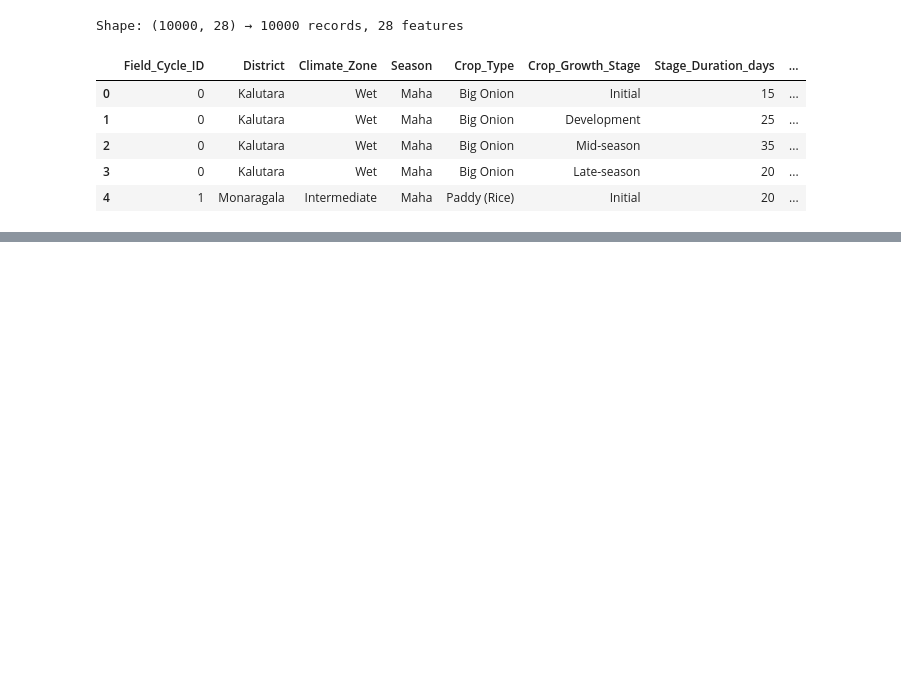
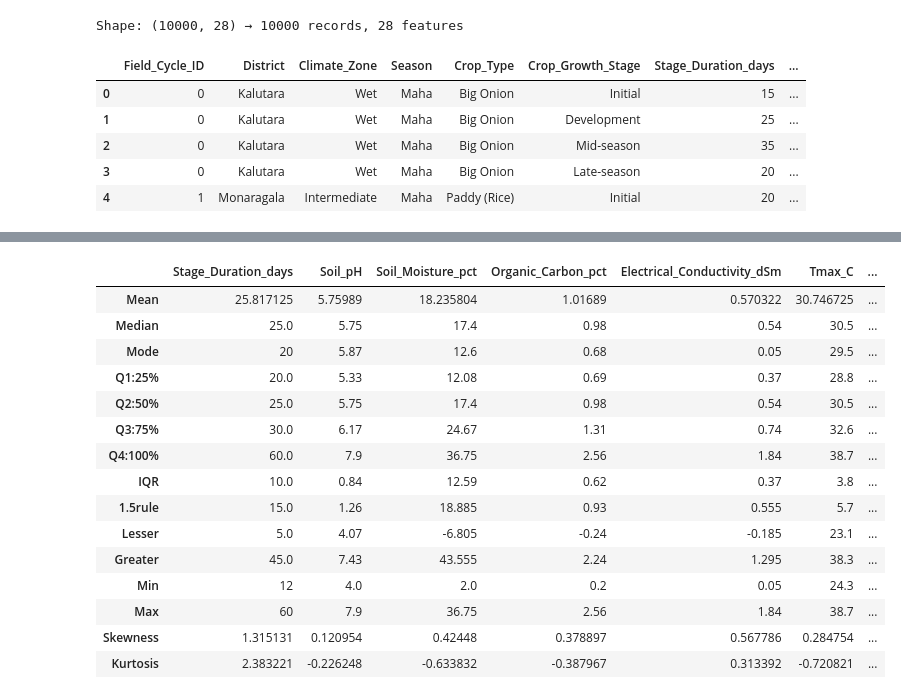
Before and after one commit to ShabeebMhd/Irrigation-water-requirement-prediction, a Jupyter notebook: Preprocessing/Irrigation water requirement prediction.ipynb, the cells around one changed output, grey strips where cells are left out. Cells and saved outputs as stored; diff of their text form; code cells hidden in the pictures; blank space fills up the shorter version.

```diff
--- a/Preprocessing/Irrigation water requirement prediction.ipynb
+++ b/Preprocessing/Irrigation water requirement prediction.ipynb
@@ -120,0 +130,11 @@ Final Shape: 10000 rows, 27 features
+# %%
+from sklearn.model_selection import train_test_split
+
+X_train, X_test, y_train, y_test = train_test_split(
+    X, y, test_size=0.2, random_state=42
+)
+
+print(f"Training Set : {X_train.shape[0]} records")
+print(f"Testing Set  : {X_test.shape[0]} records")
+print(f"\nTrain Target Mean: {y_train.mean():.2f}")
+print(f"Test Target Mean : {y_test.mean():.2f}")
@@ -120,0 +147,7 @@ Final Shape: 10000 rows, 27 features
+# %%
+# Identify quantitative and qualitative columns from training split
+quan = X_train.select_dtypes(include=['number']).columns.tolist()
+qual = X_train.select_dtypes(exclude=['number']).columns.tolist()
+
+print(f"Quantitative columns ({len(quan)}): {quan}")
+print(f"\nQualitative  columns ({len(qual)}): {qual}")
@@ -120,0 +189,45 @@ Final Shape: 10000 rows, 27 features
+# %%
+# ── Descriptive stats on TRAINING SPLIT only ───────────────────────────────
+descriptive = pd.DataFrame(
+    index=["Mean","Median","Mode","Q1:25%","Q2:50%","Q3:75%","Q4:100%",
+           "IQR","1.5rule","Lesser","Greater","Min","Max","Skewness","Kurtosis"],
+    columns=quan
+)
+
+for col in quan:
+    desc = X_train[col].describe()
+    descriptive.loc["Mean",    col] = X_train[col].mean()
+    descriptive.loc["Median",  col] = X_train[col].median()
+    descriptive.loc["Mode",    col] = X_train[col].mode()[0] if not X_train[col].mode().empty else np.nan
+    descriptive.loc["Q1:25%",  col] = desc["25%"]
+    descriptive.loc["Q2:50%",  col] = desc["50%"]
+    descriptive.loc["Q3:75%",  col] = desc["75%"]
+    descriptive.loc["Q4:100%", col] = desc["max"]
+    iqr = desc["75%"] - desc["25%"]
+    descriptive.loc["IQR",     col] = iqr
+    descriptive.loc["1.5rule", col] = 1.5 * iqr
+    descriptive.loc["Lesser",  col] = desc["25%"] - 1.5 * iqr
+    descriptive.loc["Greater", col] = desc["75%"] + 1.5 * iqr
+    descriptive.loc["Min",     col] = X_train[col].min()
+    descriptive.loc["Max",     col] = X_train[col].max()
+    descriptive.loc["Skewness",col] = X_train[col].skew()
+    descriptive.loc["Kurtosis",col] = X_train[col].kurtosis()
+
+display(descriptive)
+# %% [output]
+|  | Stage_Duration_days | Soil_pH | Soil_Moisture_pct | Organic_Carbon_pct | Electrical_Conductivity_dSm | Tmax_C | ... |
+| Mean | 25.817125 | 5.75989 | 18.235804 | 1.01689 | 0.570322 | 30.746725 | ... |
+| Median | 25.0 | 5.75 | 17.4 | 0.98 | 0.54 | 30.5 | ... |
+| Mode | 20 | 5.87 | 12.6 | 0.68 | 0.05 | 29.5 | ... |
+| Q1:25% | 20.0 | 5.33 | 12.08 | 0.69 | 0.37 | 28.8 | ... |
+| Q2:50% | 25.0 | 5.75 | 17.4 | 0.98 | 0.54 | 30.5 | ... |
+| Q3:75% | 30.0 | 6.17 | 24.67 | 1.31 | 0.74 | 32.6 | ... |
+| Q4:100% | 60.0 | 7.9 | 36.75 | 2.56 | 1.84 | 38.7 | ... |
+| IQR | 10.0 | 0.84 | 12.59 | 0.62 | 0.37 | 3.8 | ... |
+| 1.5rule | 15.0 | 1.26 | 18.885 | 0.93 | 0.555 | 5.7 | ... |
+| Lesser | 5.0 | 4.07 | -6.805 | -0.24 | -0.185 | 23.1 | ... |
+| Greater | 45.0 | 7.43 | 43.555 | 2.24 | 1.295 | 38.3 | ... |
+| Min | 12 | 4.0 | 2.0 | 0.2 | 0.05 | 24.3 | ... |
+| Max | 60 | 7.9 | 36.75 | 2.56 | 1.84 | 38.7 | ... |
+| Skewness | 1.315131 | 0.120954 | 0.42448 | 0.378897 | 0.567786 | 0.284754 | ... |
+| Kurtosis | 2.383221 | -0.226248 | -0.633832 | -0.387967 | 0.313392 | -0.720821 | ... |
```
Also changed, not shown: parts of 15 cells of this notebook.
